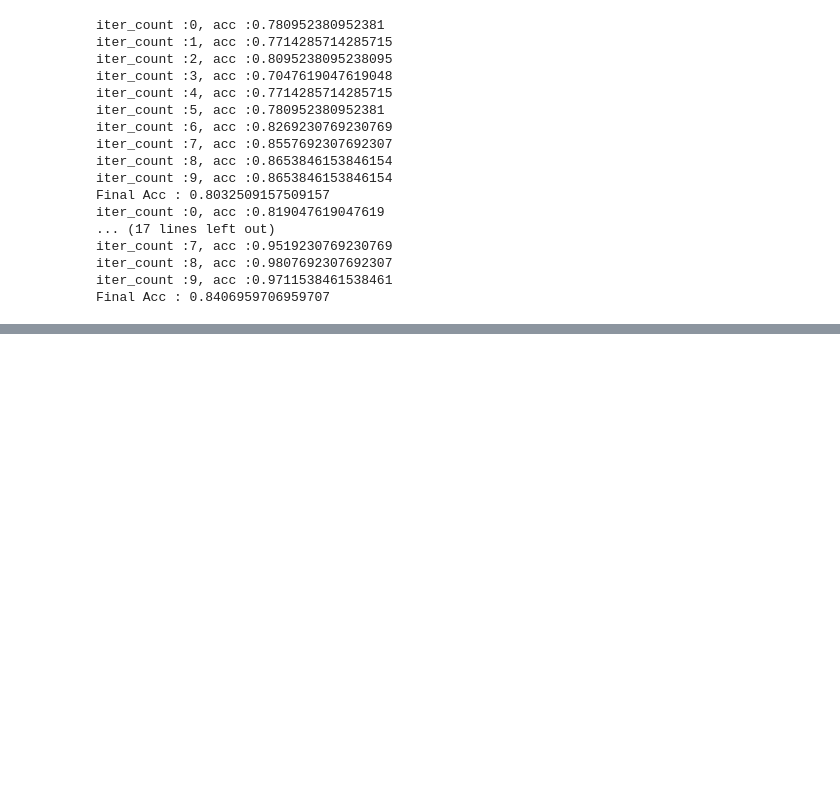
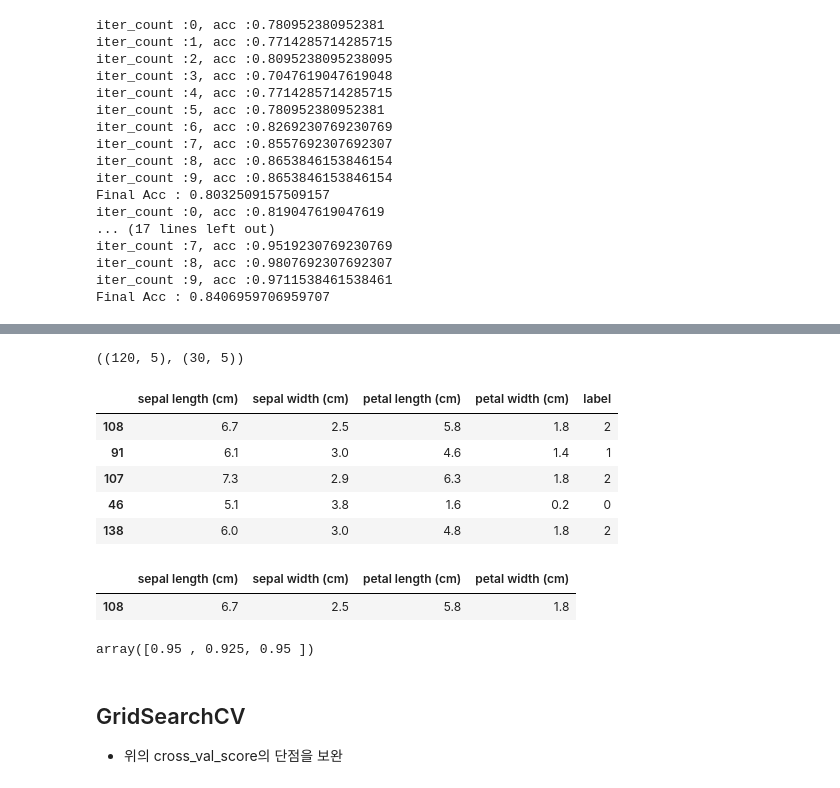
Before and after one commit to donguk0207/ML, a Jupyter notebook: kfold_teacher.ipynb, the cells around one changed output, grey strips where cells are left out. Saved outputs shown, nothing was run; the diff lists cells and outputs as text; code cells hidden in the pictures; blank space fills up the shorter version.

```diff
--- a/kfold_teacher.ipynb
+++ b/kfold_teacher.ipynb
@@ -300,0 +334,21 @@ Final Acc : 0.8406959706959707
+# %%
+from sklearn.model_selection import train_test_split
+
+train, test = train_test_split(df, test_size=0.2, random_state=47)
+train.shape, test.shape
+# %% [output]
+((120, 5), (30, 5))
+# %%
+train.head()
+# %% [output]
+|  | sepal length (cm) | sepal width (cm) | petal length (cm) | petal width (cm) | label |
+| 108 | 6.7 | 2.5 | 5.8 | 1.8 | 2 |
+| 91 | 6.1 | 3.0 | 4.6 | 1.4 | 1 |
+| 107 | 7.3 | 2.9 | 6.3 | 1.8 | 2 |
+| 46 | 5.1 | 3.8 | 1.6 | 0.2 | 0 |
+| 138 | 6.0 | 3.0 | 4.8 | 1.8 | 2 |
+# %%
+train.loc[:,"sepal length (cm)":"petal width (cm)"].head(1)
+# %% [output]
+|  | sepal length (cm) | sepal width (cm) | petal length (cm) | petal width (cm) |
+| 108 | 6.7 | 2.5 | 5.8 | 1.8 |
@@ -300,0 +361,4 @@ Final Acc : 0.8406959706959707
+# %%
+scores
+# %% [output]
+array([0.95 , 0.925, 0.95 ])
@@ -300,0 +367,3 @@ Final Acc : 0.8406959706959707
+# %% [markdown]
+## GridSearchCV
+- 위의 cross_val_score의 단점을 보완
```
Also changed, not shown: parts of 18 cells of this notebook, 5 other files.
